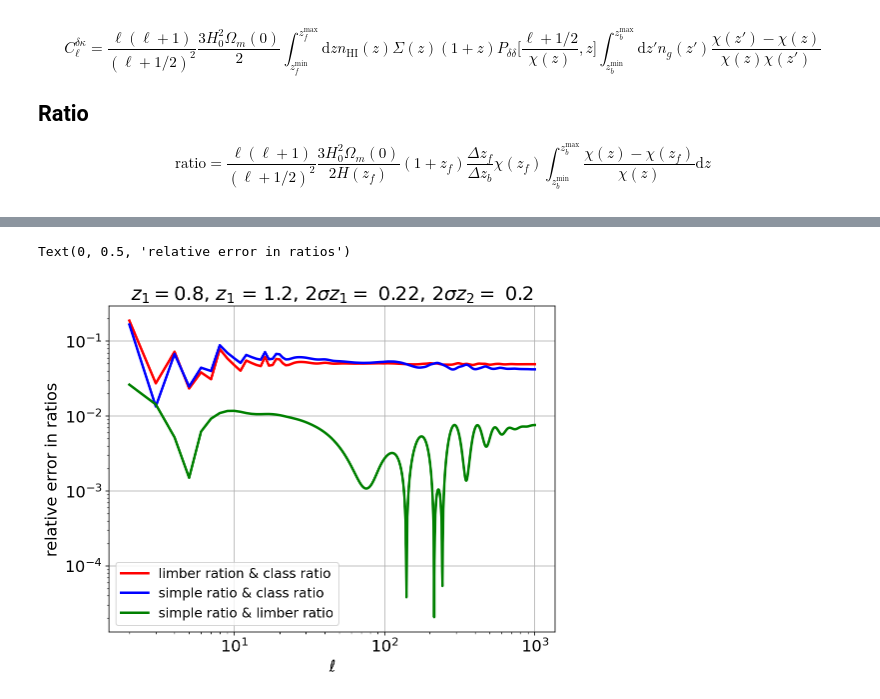
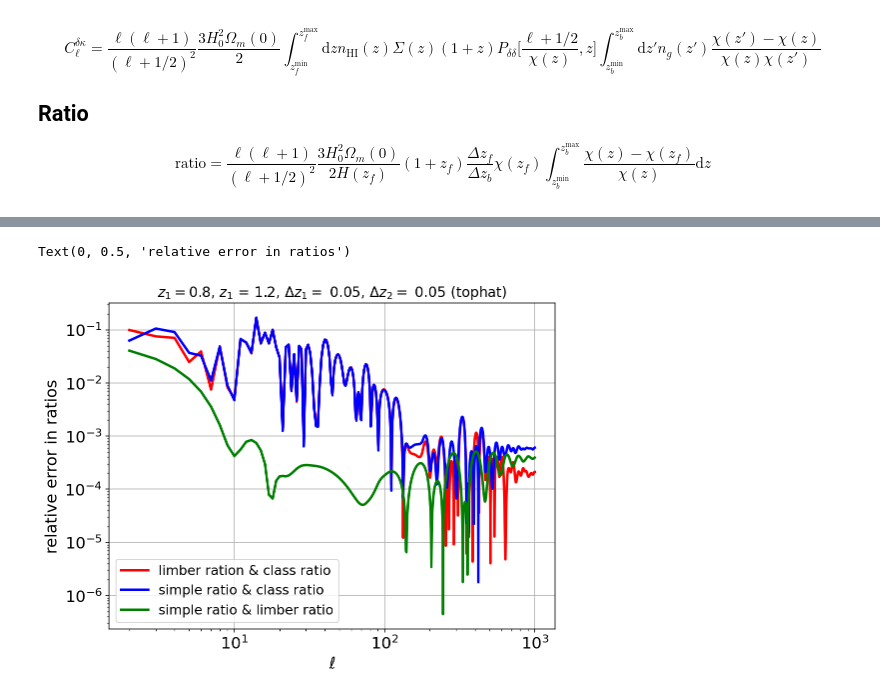
Before and after one commit to muntazirabidi/CLASS_CAMB, a Jupyter notebook: ratio_limber-tophat.ipynb, the cells around one changed output, grey strips where cells are left out. Drawn from its saved outputs; the diff is of its cells as text; code cells hidden in the pictures.

```diff
--- a/ratio_limber-tophat.ipynb
+++ b/ratio_limber-tophat.ipynb
@@ -267,13 +299,10 @@ chi_z1    = comoving_dist_intp(z1) # returns comoving radial distance chi in Mpc
 chi_z2    = comoving_dist_intp(z2) # returns comoving radial distance chi in Mpc
 Hub_z1    =  Hubble_intp(z1)*cspeed
 
-# Gaussian window functions
-#W_z1      = norm_gaussian(z1,mu_z1,sigma_z1)
-#W_z2      = norm_gaussian(z2,mu_z2,sigma_z2)
 
 # tophat window functions
-W_z1  = (1/delta_z1)
-W_z2  = (1/delta_z2)
+#W_z1  = (1/delta_z1)
+#W_z2  = (1/delta_z2)
 
 #
 limber_ell_factor = (1.0+l_limber)*l_limber/(0.5+l_limber)**2 # we could simply set this to 1 w/o significant impact
@@ -297,7 +326,7 @@ for il, ell in enumerate(l_limber):
         kz      = (0.5+ell)/chi_z1[nz]
         Pkz[nz] = PK.P(iz, kz, grid=False)
         #Pkz[nz] = cosmo.pk_lin(kz, 0)*(growth_factor_intp(iz)**2)
-        res[nz] = W_z1*(1.0+z1[nz])*Pkz[nz]*simps(W_z2*(chi_z2-chi_z1[nz])/(chi_z2*chi_z1[nz]),x=z2)
+        res[nz] = W_z1[nz]*(1.0+z1[nz])*Pkz[nz]*simps(W_z2*(chi_z2-chi_z1[nz])/(chi_z2*chi_z1[nz]),x=z2)
     resarr_dk[il] = simps(res,x=z1)
 resarr_dk = resarr_dk*limber_ell_factor*1.5*(omch2+ombh2)*100.0**2/cspeed**2
 # %%
@@ -305,11 +334,10 @@ resarr_dk = resarr_dk*limber_ell_factor*1.5*(omch2+ombh2)*100.0**2/cspeed**2
 resarr_dd = np.zeros(np.size(l_limber))
 #
 for il, ell in enumerate(l_limber):
-    Pkz    = np.zeros(np.size(z1))
+    Pkz    = np.zeros(np.size(W_z1))
     for nz, iz in enumerate(z1):
         kz      = (0.5+ell)/chi_z1[nz]
         Pkz[nz] = PK.P(iz, kz, grid=False)
-        #Pkz[nz] = cosmo.pk_lin(kz, 0)*(growth_factor_intp(iz)**2)
     resarr_dd[il] = simps(Hub_z1/cspeed/chi_z1**2*W_z1**2*Pkz,x=z1)
 # %% [markdown]
 ## plots : theory,  class
@@ -458,18 +484,21 @@ def integrand(z, zf):
     return (comoving_dist_intp(z)-comoving_dist_intp(zf))/comoving_dist_intp(z)
 
 
-#def ratio(zf,zb,deltazf, deltazb):
-#    res = integrate.quad(lambda z: integrand(z, zf), zb-deltazb/2, zb+deltazb/2)[0]
-#
-#    res = (3*Hubble_intp(0)**2*Omega_m0*(1+zf)/(2*Hubble_intp(zf)))*((deltazf/deltazb))*res*comoving_dist_intp(zf)
-#    res = (ll*(ll+1))/((ll+1/2)**2)*res
-#
-#    return res
-Hub1 = Hubble_intp(mu_z1)
+#Hub1 = Hubble_intp(mu_z1)
 
-res =  1.5*(omch2+ombh2)*100.0**2/(cspeed*Hub1*cspeed)*(1.0+mu_z1)* (delta_z1/delta_z2)
-res = res*comoving_dist_intp(mu_z1)
-ratio = res * integrate.quad(lambda z: integrand(z, mu_z1), mu_z2-delta_z2/2, mu_z2+delta_z2/2)[0]
+#res =  1.5*(omch2+ombh2)*100.0**2/(cspeed*Hub1*cspeed)*(1.0+mu_z1)* (delta_z1/delta_z2)
+#res = res*comoving_dist_intp(mu_z1)
+#ratio = res * integrate.quad(lambda z: integrand(z, mu_z1), mu_z2-delta_z2/2, mu_z2+delta_z2/2)[0]
+
+# we also forget about the ell-prefactor, at our accuracy it's irrelevant for l>~20
+intnumsq = simps(W_z1**2,x=z1)
+chi1 = results.comoving_radial_distance(mu_z1)
+#zbfunc = norm_gaussian(z2,mu_z2,sigma_z2)/chi_z2
+zbfunc = W_z2/chi_z2
+zbint  = 1.0/chi1-simps(zbfunc,x=z2)
+Hub1 = results.hubble_parameter(mu_z1)
+chi1 = results.comoving_radial_distance(mu_z1)
+ratio  = 1.5*(omch2+ombh2)*100.0**2/(cspeed*Hub1)*(1.0+mu_z1)*zbint/intnumsq*chi1**2
 # %%
 
 
@@ -489,19 +518,19 @@ ratio_simple_f = interp1d(ll,ratio*np.ones(np.size(ll)),kind='cubic')
 # %%
 plt.plot(ll[2:], np.abs(ratio_class_f(ll[2:]) - ratio_limber_f(ll[2:]))/ratio_class_f(ll[2:]), label = 'limber ration & class ratio', linewidth=2.5, color='r')
 plt.plot(ll[2:], np.abs(ratio_class_f(ll[2:]) - ratio_simple_f(ll[2:]))/ratio_class_f(ll[2:]), label = 'simple ratio & class ratio', linewidth=2.5, color='b')
 
 plt.plot(ll[2:], np.abs(ratio_limber_f(ll[2:]) - ratio_simple_f(ll[2:]))/ratio_limber_f(ll[2:]), label = 'simple ratio & limber ratio', linewidth=2.5, color='g')
 
 
 
-plt.title(r'$z_1 = $'+str(mu_z1)+', $z_1$ = '+str(mu_z2)+', $2\sigma z_1 = $ '+ str(2*sigma_z1)+', $2\sigma z_2 = $ '+ str(2*sigma_z2))
+plt.title(r'$z_1 = $'+str(mu_z1)+', $z_1$ = '+str(mu_z2)+', $\Delta z_1 = $ '+ str(2*sigma_z1)+', $\Delta z_2 = $ '+ str(2*sigma_z2)+' (tophat)', fontsize=14)
 
 plt.legend()
 plt.grid()
 plt.xscale('log')
 plt.yscale('log')
 plt.xlabel('$\ell$')
 plt.ylabel('relative error in ratios')
 # %% [output]
 Text(0, 0.5, 'relative error in ratios')
-[figure, old version]
+[figure, new version]
```
Also changed, not shown: parts of 25 cells of this notebook.
